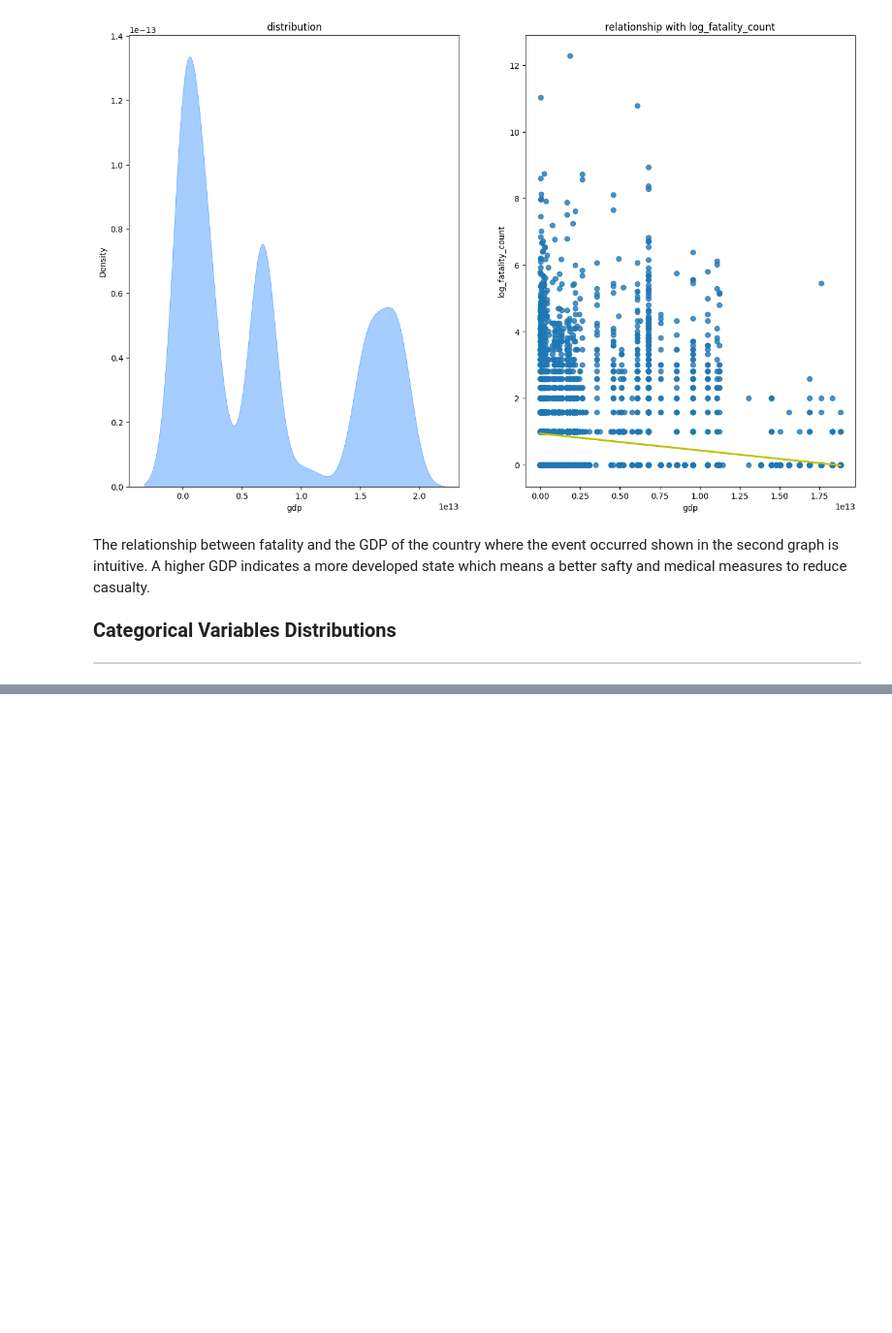
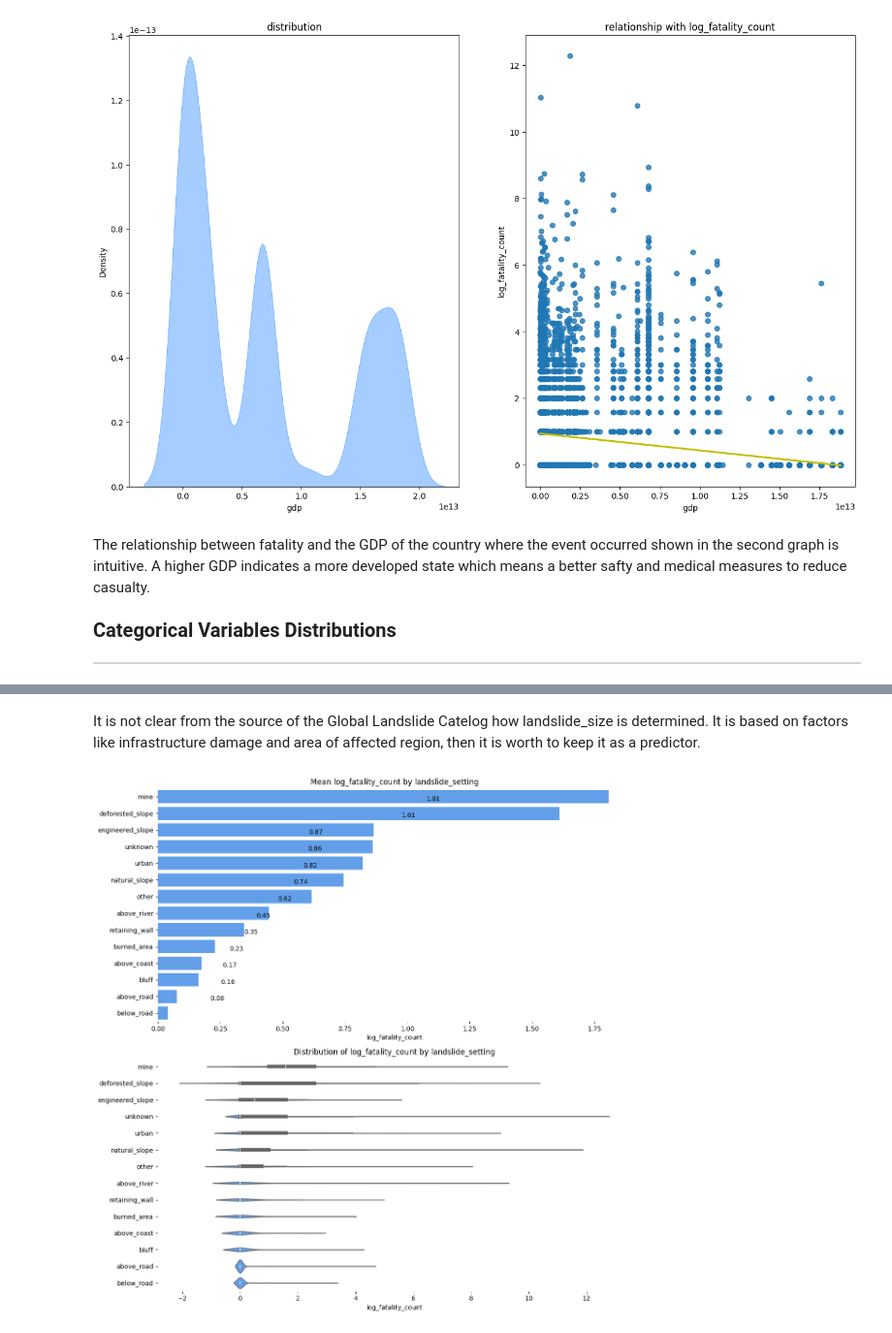
Before and after one commit to yuki172/global-landslide, a Jupyter notebook: main.ipynb, the cells around one changed output, grey strips where cells are left out. Shown at 97% size. Saved outputs shown, nothing was run; the diff lists cells and outputs as text; code cells hidden in the pictures; blank space fills up the shorter version.

```diff
--- a/main.ipynb
+++ b/main.ipynb
@@ -426,0 +428,6 @@ plt.show()
+# %% [markdown]
+It is not clear from the source of the Global Landslide Catelog how landslide_size is determined. It is based on factors like infrastructure damage and area of affected region, then it is worth to keep it as a predictor.
+# %%
+get_categorical_column_dist('landslide_setting', full_data)
+# %% [output]
+[figure, added]
```
Also changed, not shown: parts of 6 cells of this notebook.
